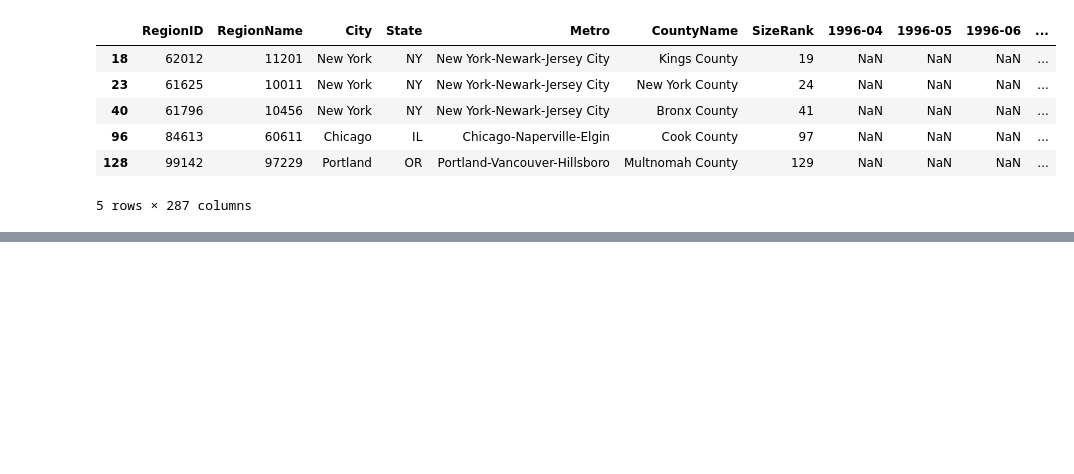
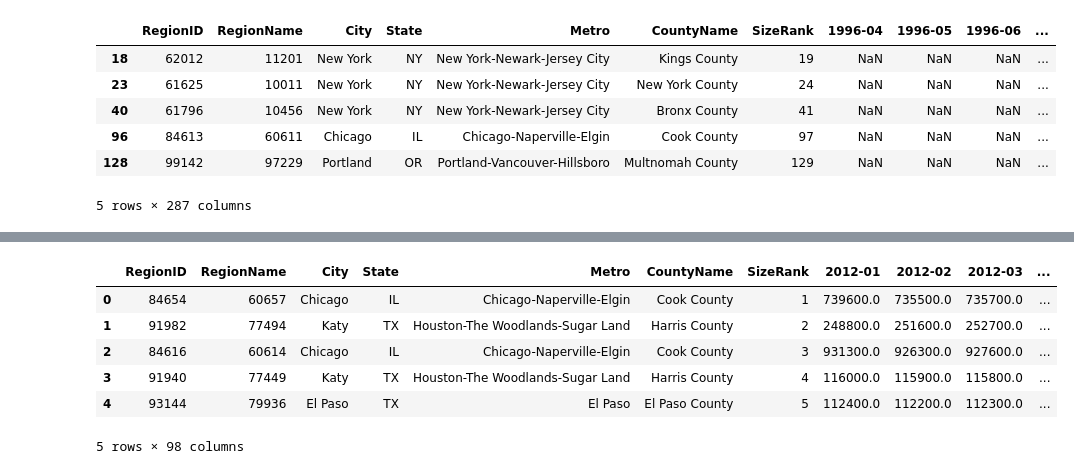
Before and after one commit to nedaresa/Recommending-Real-Estate-Investments-Using-Time-Series-Models, a Jupyter notebook: updated_zillow_data.ipynb, the cells around one changed output, grey strips where cells are left out. Cells and saved outputs as stored; diff of their text form; code cells hidden in the pictures; blank space fills up the shorter version.

Commit message:
modified columns for train_test split

```diff
--- a/updated_zillow_data.ipynb
+++ b/updated_zillow_data.ipynb
@@ -173,0 +183,10 @@ train_melt_df.head(15)
+# %%
+zillow_updated_2012_df.head()
+# %% [output]
+|  | RegionID | RegionName | City | State | Metro | CountyName | SizeRank | 2012-01 | 2012-02 | 2012-03 | ... |
+| 0 | 84654 | 60657 | Chicago | IL | Chicago-Naperville-Elgin | Cook County | 1 | 739600.0 | 735500.0 | 735700.0 | ... |
+| 1 | 91982 | 77494 | Katy | TX | Houston-The Woodlands-Sugar Land | Harris County | 2 | 248800.0 | 251600.0 | 252700.0 | ... |
+| 2 | 84616 | 60614 | Chicago | IL | Chicago-Naperville-Elgin | Cook County | 3 | 931300.0 | 926300.0 | 927600.0 | ... |
+| 3 | 91940 | 77449 | Katy | TX | Houston-The Woodlands-Sugar Land | Harris County | 4 | 116000.0 | 115900.0 | 115800.0 | ... |
+| 4 | 93144 | 79936 | El Paso | TX | El Paso | El Paso County | 5 | 112400.0 | 112200.0 | 112300.0 | ... |
+5 rows × 98 columns
```
Also changed, not shown: parts of 5 cells of this notebook.
